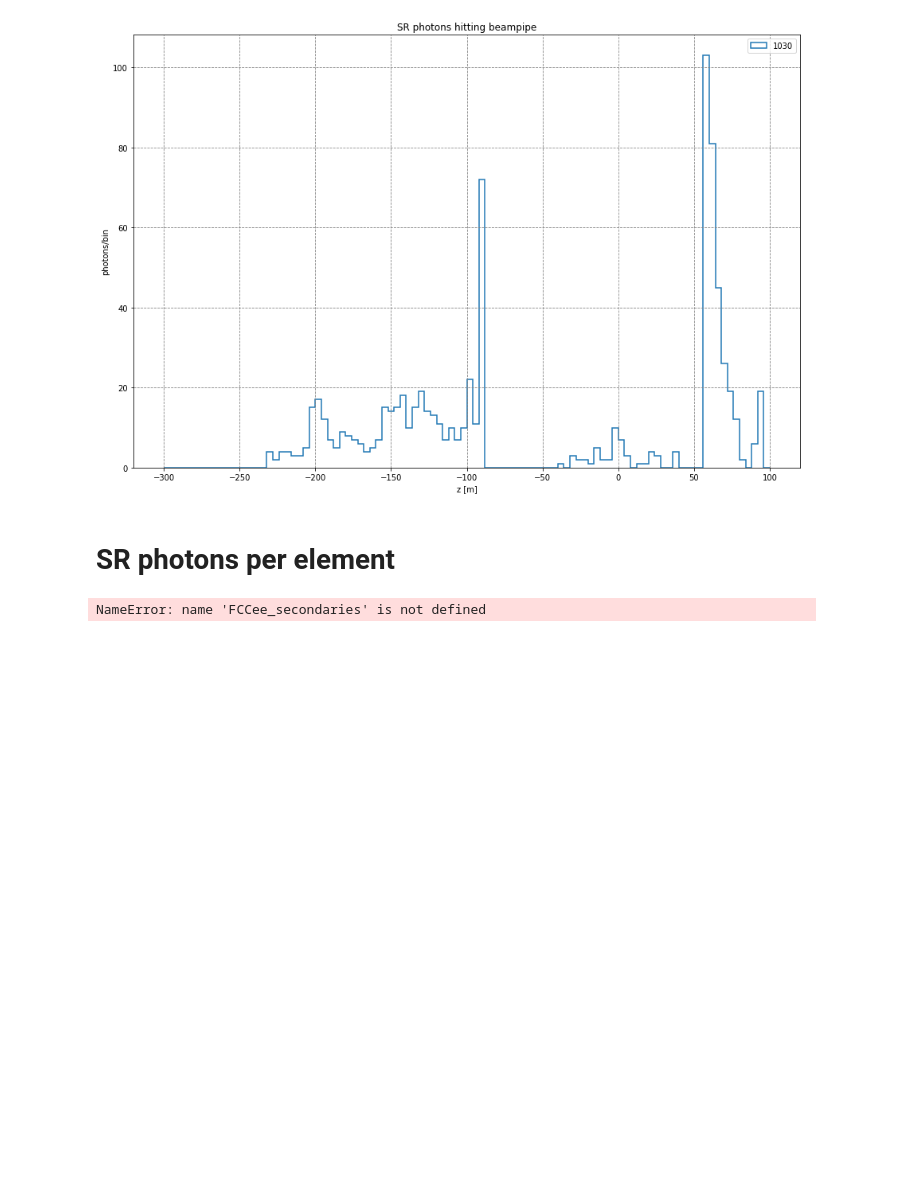
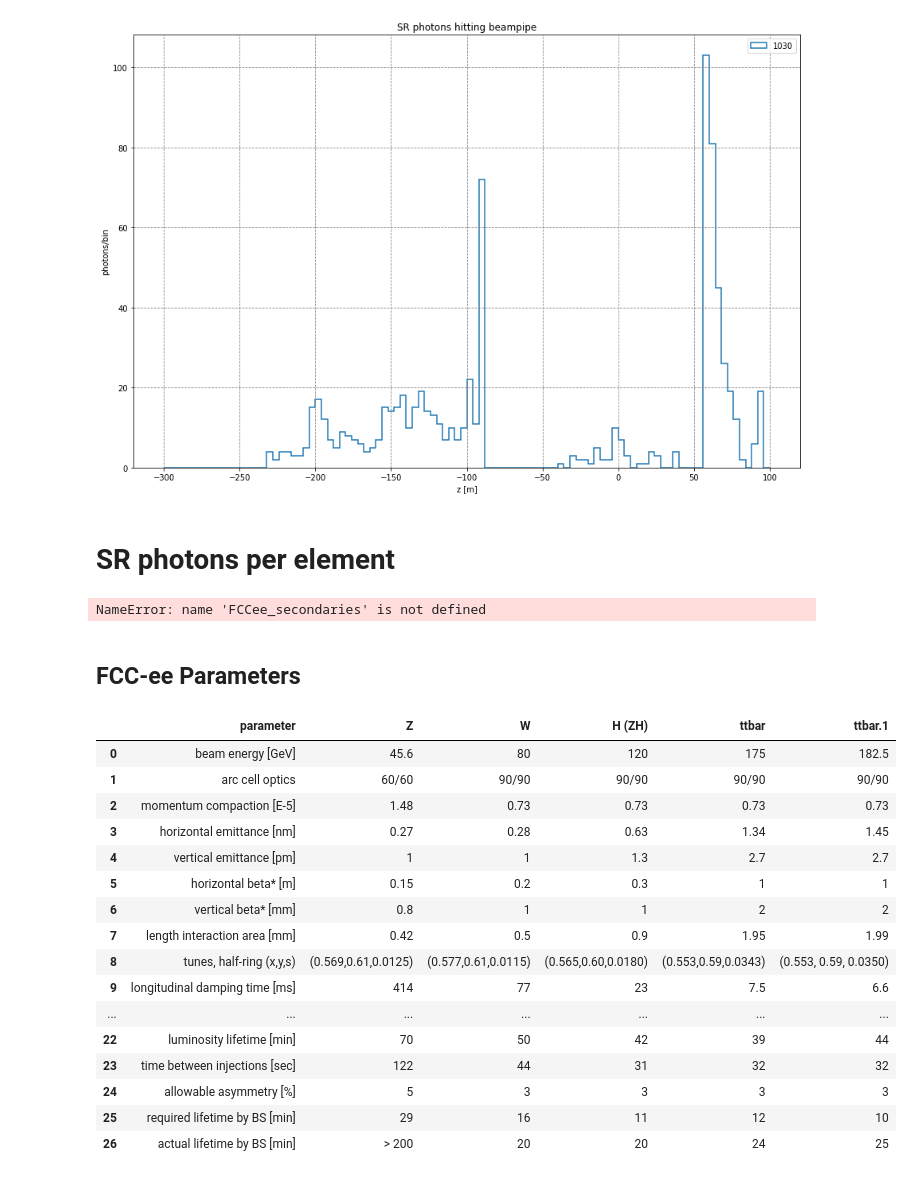
Before and after one commit to Number042/Python, a Jupyter notebook: FCCee Synchrotron-Radiation.ipynb, the cells around one changed output. Cells and saved outputs as stored; diff of their text form; code cells hidden in the pictures; blank space fills up the shorter version.

```diff
--- a/FCCee Synchrotron-Radiation.ipynb
+++ b/FCCee Synchrotron-Radiation.ipynb
@@ -155,3 +153,28 @@ if(vis == 1):
         pass
 # %% [output]
 NameError: name 'FCCee_secondaries' is not defined
+# %% [markdown]
+FCC-ee Parameters
+---------------------
+# %%
+file = '/home/mlueckhof/PhD/Notes/IRDesign/data/FCCeeParamList.xlsx'
+FCCeeParams = DataReader.readParams(file)
+FCCeeParams
+# %% [output]
+|  | parameter | Z | W | H (ZH) | ttbar | ttbar.1 |
+| 0 | beam energy [GeV] | 45.6 | 80 | 120 | 175 | 182.5 |
+| 1 | arc cell optics | 60/60 | 90/90 | 90/90 | 90/90 | 90/90 |
+| 2 | momentum compaction [E-5] | 1.48 | 0.73 | 0.73 | 0.73 | 0.73 |
+| 3 | horizontal emittance [nm] | 0.27 | 0.28 | 0.63 | 1.34 | 1.45 |
+| 4 | vertical emittance [pm] | 1 | 1 | 1.3 | 2.7 | 2.7 |
+| 5 | horizontal beta* [m] | 0.15 | 0.2 | 0.3 | 1 | 1 |
+| 6 | vertical beta* [mm] | 0.8 | 1 | 1 | 2 | 2 |
+| 7 | length interaction area [mm] | 0.42 | 0.5 | 0.9 | 1.95 | 1.99 |
+| 8 | tunes, half-ring (x,y,s) | (0.569,0.61,0.0125) | (0.577,0.61,0.0115) | (0.565,0.60,0.0180) | (0.553,0.59,0.0343) | (0.553, 0.59, 0.0350) |
+| 9 | longitudinal damping time [ms] | 414 | 77 | 23 | 7.5 | 6.6 |
+| ... | ... | ... | ... | ... | ... | ... |
+| 22 | luminosity lifetime [min] | 70 | 50 | 42 | 39 | 44 |
+| 23 | time between injections [sec] | 122 | 44 | 31 | 32 | 32 |
+| 24 | allowable asymmetry [%] | 5 | 3 | 3 | 3 | 3 |
+| 25 | required lifetime by BS [min] | 29 | 16 | 11 | 12 | 10 |
+| 26 | actual lifetime by BS [min] | > 200 | 20 | 20 | 24 | 25 |
```
Also changed, not shown: parts of 3 cells of this notebook, 2 other files.
